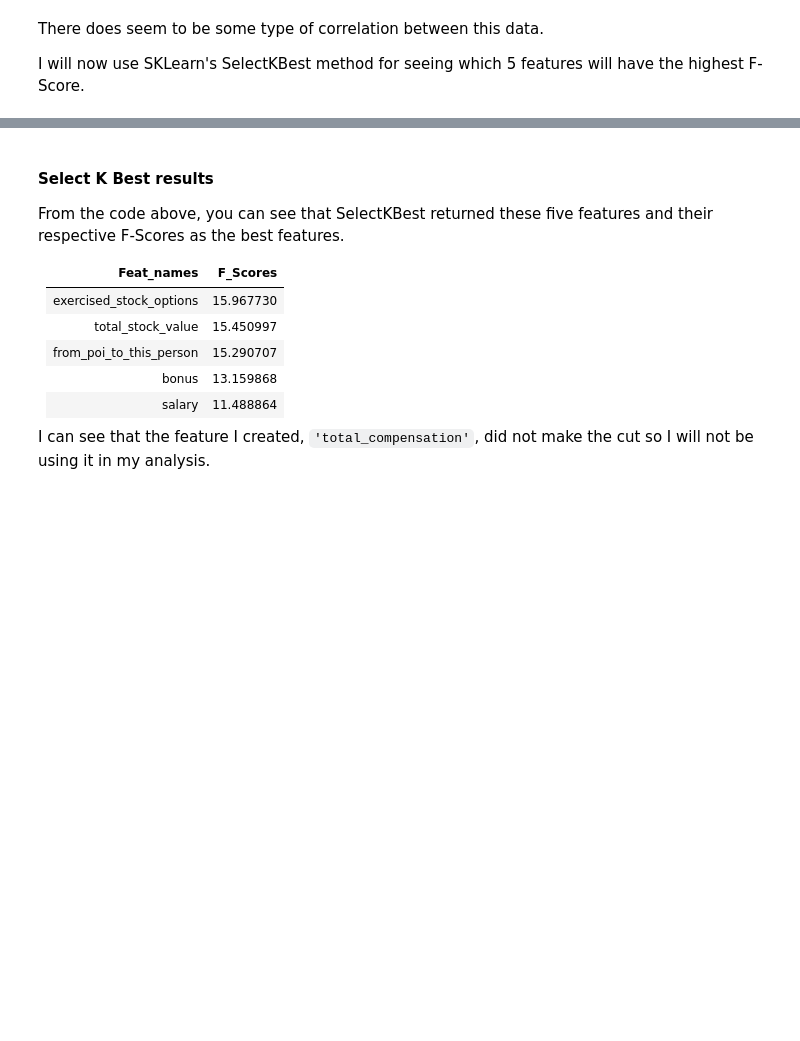
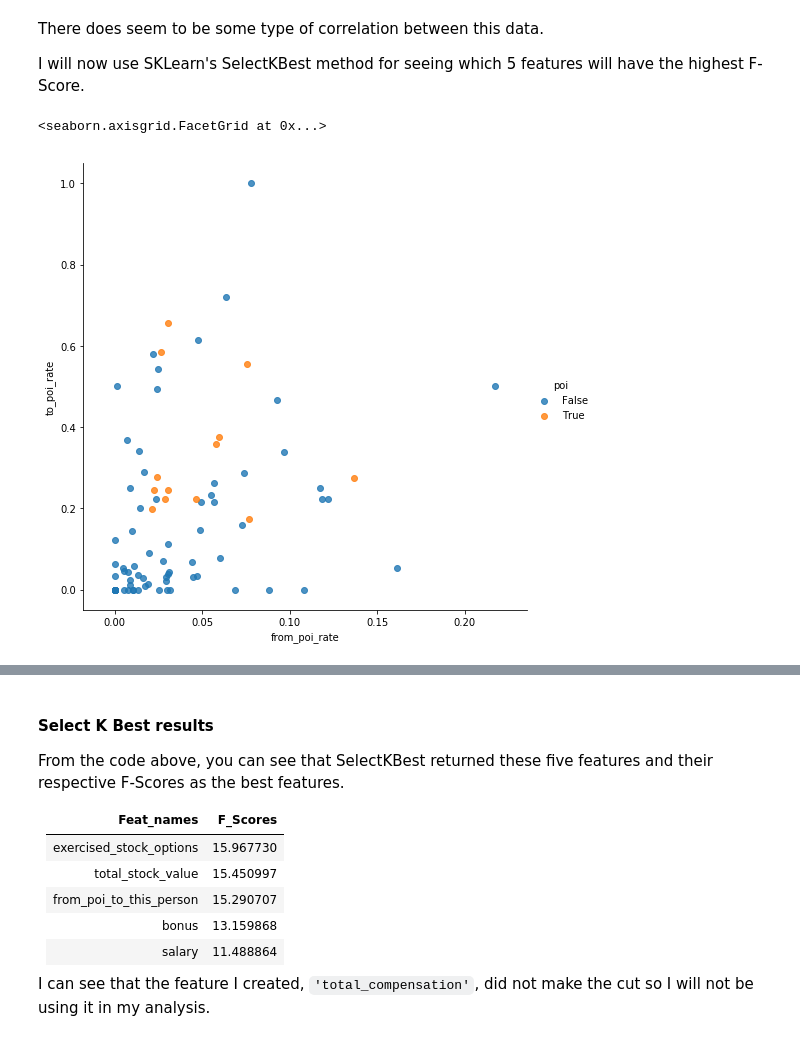
Before and after one commit to Prestonhall31/DAND_ML, a Jupyter notebook: final_project_nb.ipynb, the cells around one changed output, grey strips where cells are left out. Drawn from its saved outputs; the diff is of its cells as text; code cells hidden in the pictures; blank space fills up the shorter version.

```diff
--- a/final_project_nb.ipynb
+++ b/final_project_nb.ipynb
@@ -195,3 +165,9 @@ I created the feature 'total_compensation' using the sum of 'total_payments' and
 # Create and add feature to the dataframe.
 df['total_compensation'] = df.apply(lambda row: float(row.total_payments +
                                                       row.total_stock_value), axis=1)
+# %%
+df['from_poi_rate'] = df.apply(lambda row: float(row.from_poi_to_this_person /
+                                                row.to_messages), axis=1)
+
+df['to_poi_rate'] = df.apply(lambda row: float(row.from_this_person_to_poi /
+                                                row.from_messages), axis=1)
@@ -213,6 +209,13 @@ sns.lmplot('total_compensation', 'from_poi_to_this_person',
 There does seem to be some type of correlation between this data.
 
 I will now use SKLearn's SelectKBest method for seeing which 5 features will have the highest F-Score.
+# %%
+sns.lmplot('from_poi_rate', 'to_poi_rate',
+           data=df, hue='poi', fit_reg=False,
+           height=7)
+# %% [output]
+<seaborn.axisgrid.FacetGrid at 0x...>
+[figure, added]
 # %%
 # Setting emply features list.
 features_list = []
```
Also changed, not shown: parts of 45 cells of this notebook, 3 other files.
